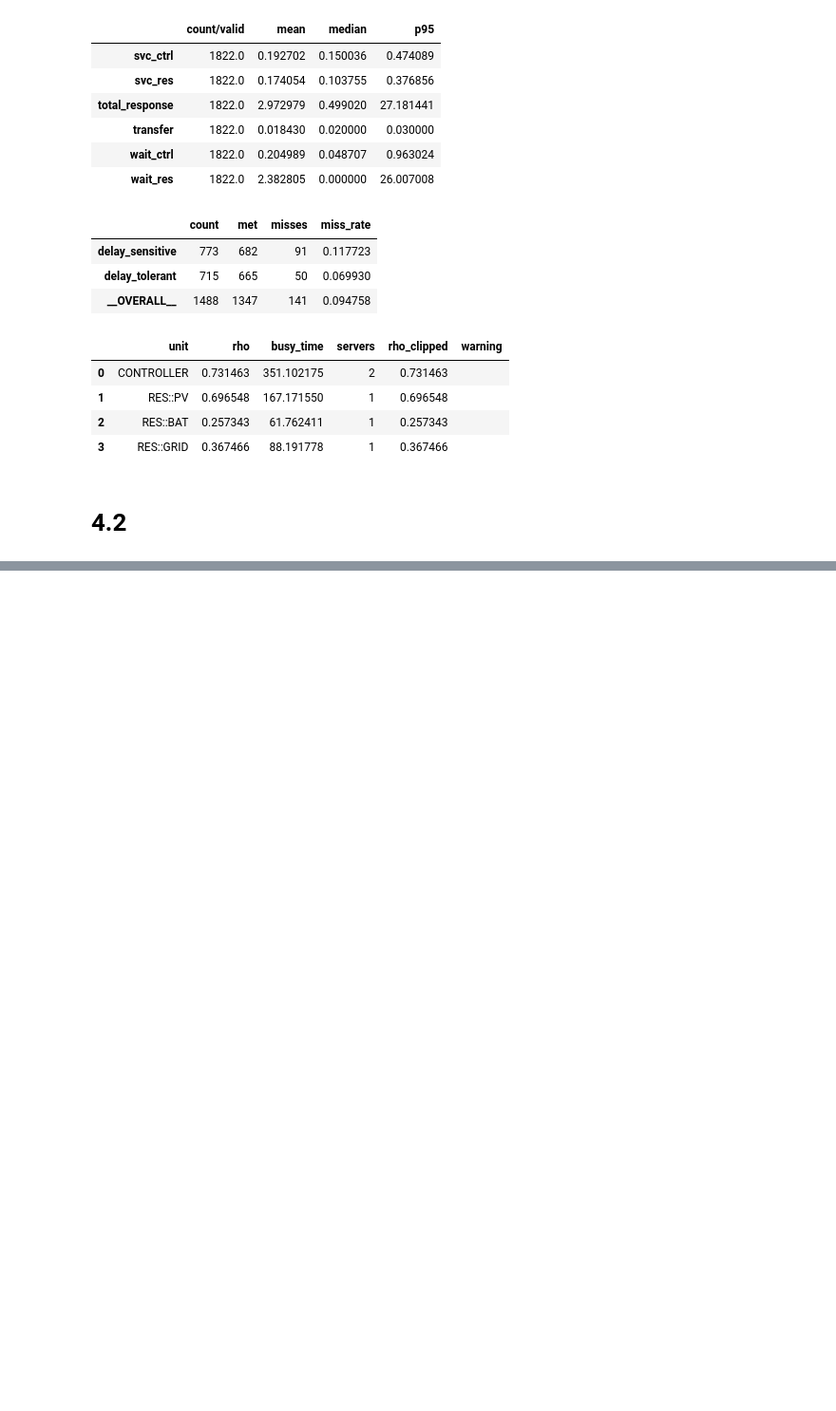
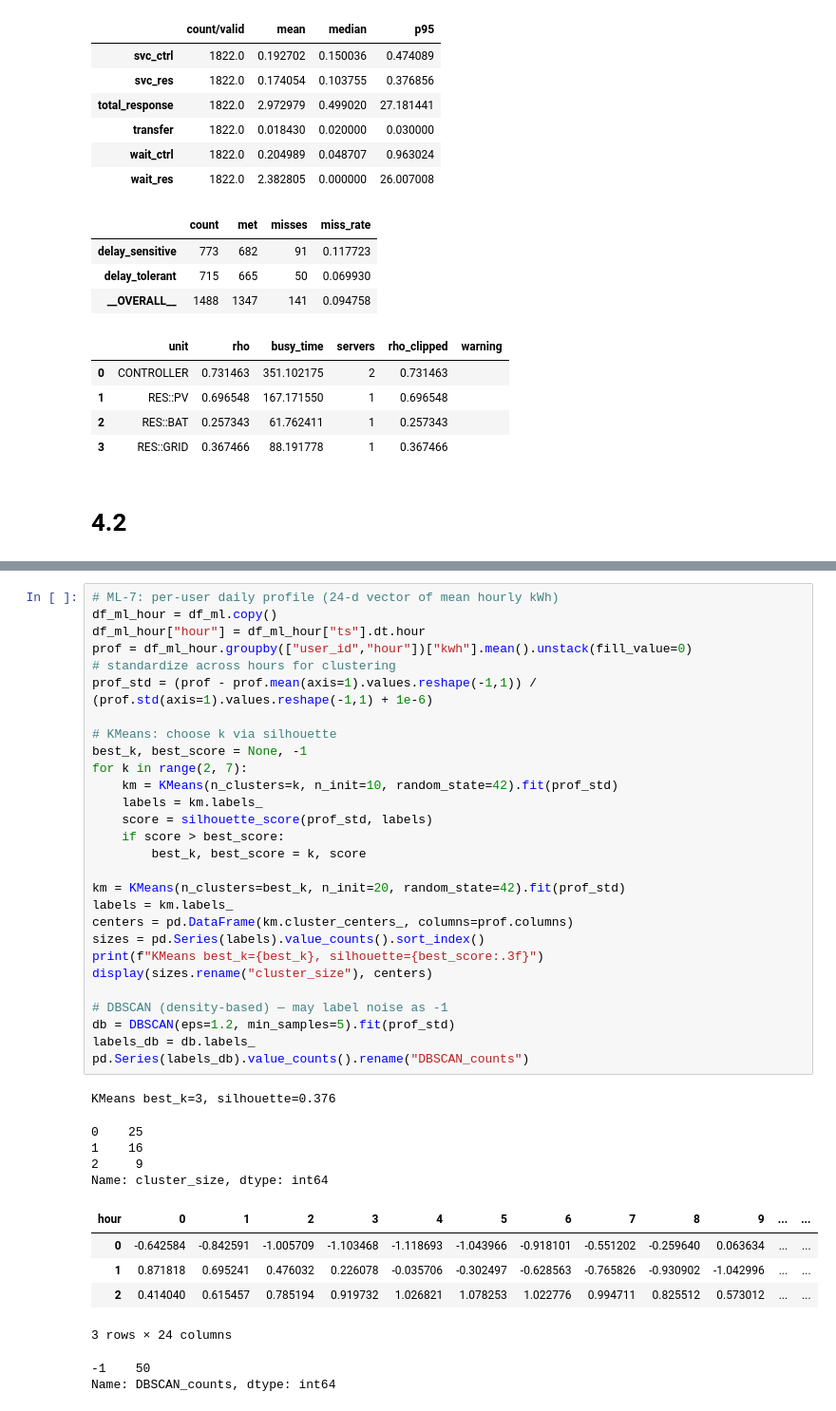
Before and after one commit to matin-mb/smartgrid-sim, a Jupyter notebook: smartgrid-sim.ipynb, the cells around one changed output, grey strips where cells are left out. Shown at 95% size. Saved outputs shown, nothing was run; the diff lists cells and outputs as text; blank space fills up the shorter version.

```diff
--- a/smartgrid-sim.ipynb
+++ b/smartgrid-sim.ipynb
@@ -1115,0 +2050,41 @@ display(overall_out, miss_out, rep_out)
+# %%
+# ML-7: per-user daily profile (24-d vector of mean hourly kWh)
+df_ml_hour = df_ml.copy()
+df_ml_hour["hour"] = df_ml_hour["ts"].dt.hour
+prof = df_ml_hour.groupby(["user_id","hour"])["kwh"].mean().unstack(fill_value=0)
+# standardize across hours for clustering
+prof_std = (prof - prof.mean(axis=1).values.reshape(-1,1)) / (prof.std(axis=1).values.reshape(-1,1) + 1e-6)
+
+# KMeans: choose k via silhouette
+best_k, best_score = None, -1
+for k in range(2, 7):
+    km = KMeans(n_clusters=k, n_init=10, random_state=42).fit(prof_std)
+    labels = km.labels_
+    score = silhouette_score(prof_std, labels)
+    if score > best_score:
+        best_k, best_score = k, score
+
+km = KMeans(n_clusters=best_k, n_init=20, random_state=42).fit(prof_std)
+labels = km.labels_
+centers = pd.DataFrame(km.cluster_centers_, columns=prof.columns)
+sizes = pd.Series(labels).value_counts().sort_index()
+print(f"KMeans best_k={best_k}, silhouette={best_score:.3f}")
+display(sizes.rename("cluster_size"), centers)
+
+# DBSCAN (density-based) — may label noise as -1
+db = DBSCAN(eps=1.2, min_samples=5).fit(prof_std)
+labels_db = db.labels_
+pd.Series(labels_db).value_counts().rename("DBSCAN_counts")
+# %% [output]
+KMeans best_k=3, silhouette=0.376
+0    25
+1    16
+2     9
+Name: cluster_size, dtype: int64
+| hour | 0 | 1 | 2 | 3 | 4 | 5 | 6 | 7 | 8 | 9 | ... | ... |
+| 0 | -0.642584 | -0.842591 | -1.005709 | -1.103468 | -1.118693 | -1.043966 | -0.918101 | -0.551202 | -0.259640 | 0.063634 | ... | ... |
+| 1 | 0.871818 | 0.695241 | 0.476032 | 0.226078 | -0.035706 | -0.302497 | -0.628563 | -0.765826 | -0.930902 | -1.042996 | ... | ... |
+| 2 | 0.414040 | 0.615457 | 0.785194 | 0.919732 | 1.026821 | 1.078253 | 1.022776 | 0.994711 | 0.825512 | 0.573012 | ... | ... |
+3 rows × 24 columns
+-1    50
+Name: DBSCAN_counts, dtype: int64
```
Also changed, not shown: parts of 25 cells of this notebook.
